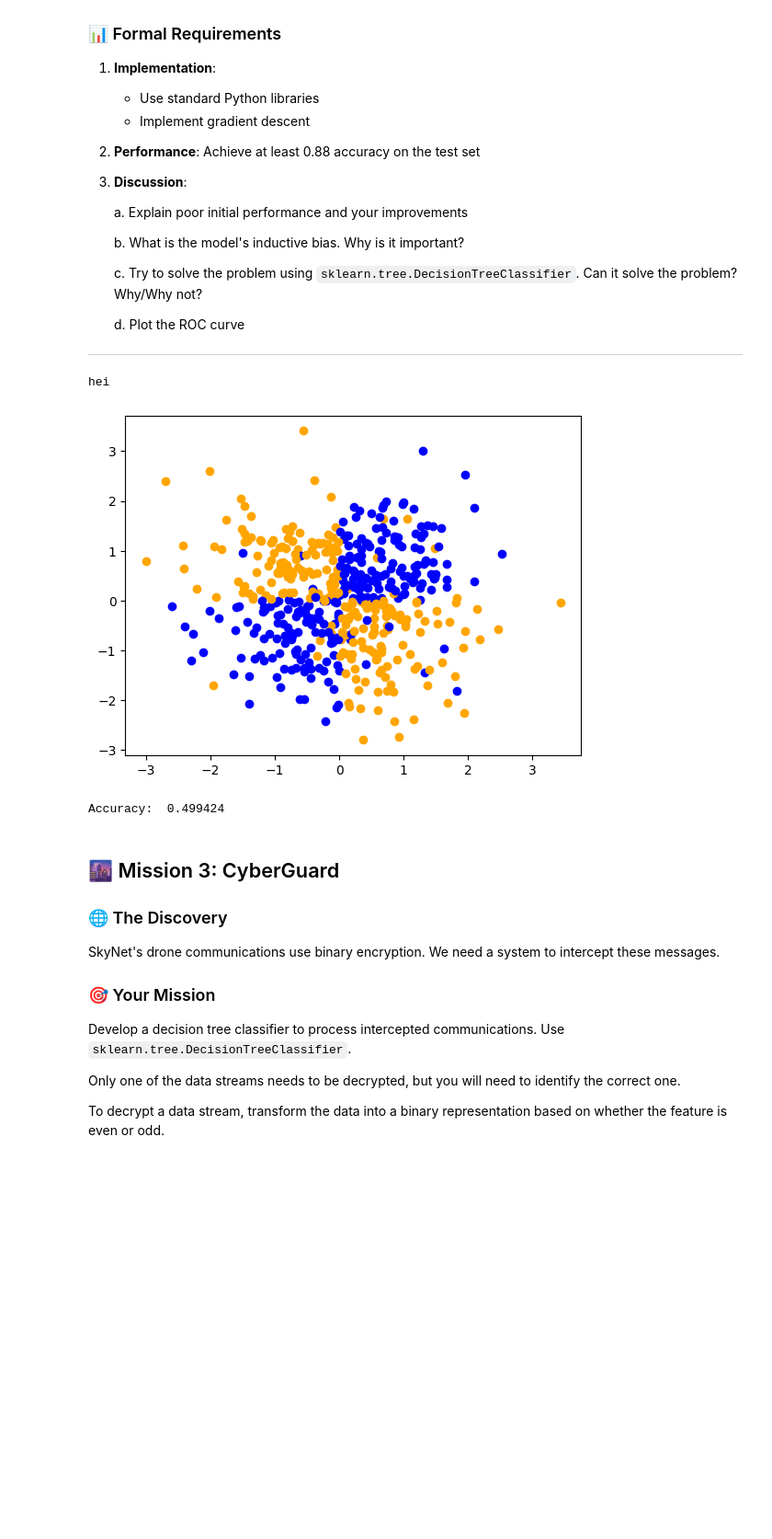
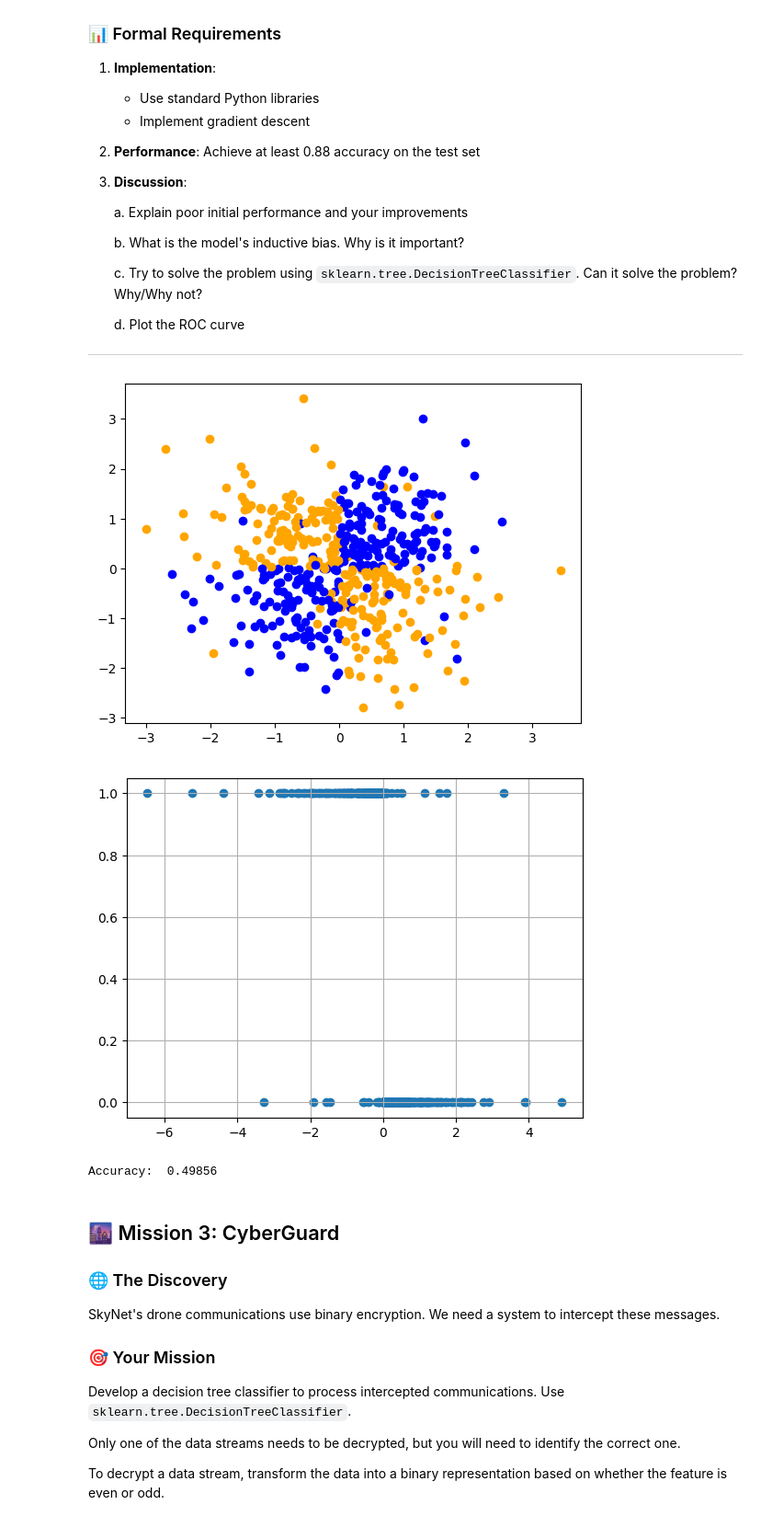
Before and after one commit to baardby/Intro-To-ML-Assignment-1, a Jupyter notebook: Assignment1/Chapter_1.ipynb, the cells around one changed output. Shown: that part at 92% size. Cells and saved outputs as stored; diff of their text form; code cells hidden in the pictures; blank space fills up the shorter version.

```diff
--- a/Assignment1/Chapter_1.ipynb
+++ b/Assignment1/Chapter_1.ipynb
@@ -146,32 +146,39 @@ We've intercepted two types of signals that may determine SkyNet's next moves.
 # %%
 data = pd.read_csv('mission2.csv')
 train = data[data['split'] == 'train']
 test = data[data['split'] == 'test']
 
 from logisitc_regression import LogisticRegression
 
 lg = LogisticRegression()
 lg.fit_lg(train, True)
 
 x0 = test[['x0']].to_numpy()
 x1 = test[['x1']].to_numpy()
 
 y = test[['y']].to_numpy()
 y_pred = np.array(lg.predict_lg(test, True))
 
 for i in range(len(y)):
     if y[i] == 0:
         plt.scatter(x0[i], x1[i], c='blue', label='Data points')
     else:
         plt.scatter(x0[i], x1[i], c='orange', label='Data points')
 
 plt.show()
 
+x0.flatten()
+x1.flatten()
+dummy = x0*x1
+plt.scatter(dummy, y)
+plt.grid(True)
+plt.show()
+
 print('Accuracy: ', np.mean(y == y_pred))
 # %% [output]
+[figure]
+[figure, added]
-hei
+Accuracy:  0.49856
-[figure]
-Accuracy:  0.499424
 # %% [markdown]
 ## 🌆 Mission 3: CyberGuard
 
```
Also changed, not shown: 1 other file.
